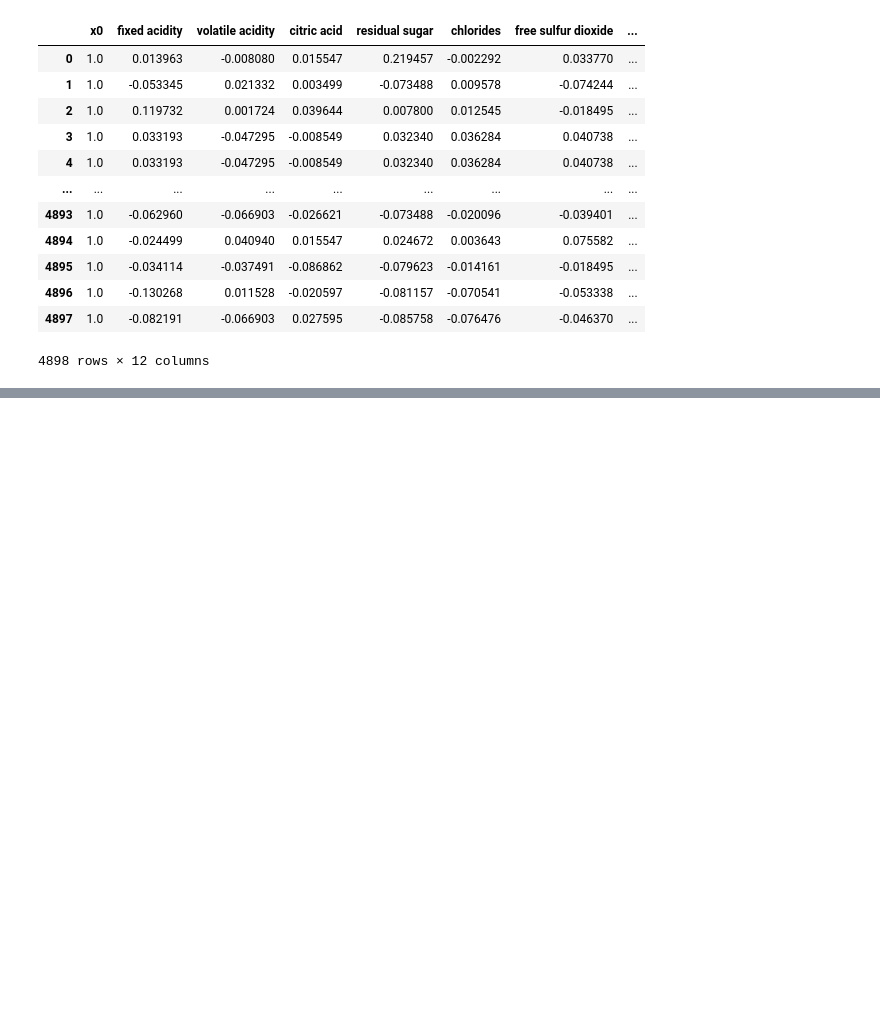
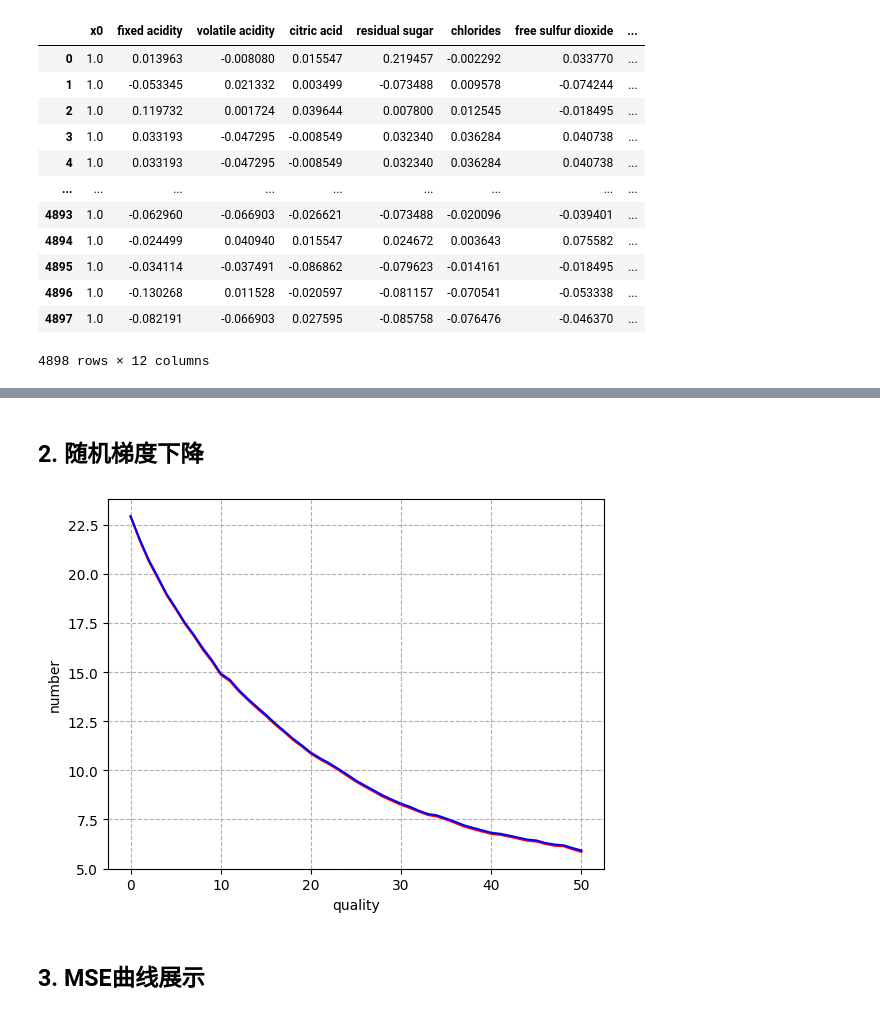
Before and after one commit to FlandreScarlet36/Machine_learning_labs, a Jupyter notebook: 实验二：回归/实验二：回归模型.ipynb, the cells around one changed output, grey strips where cells are left out. Saved outputs shown, nothing was run; the diff lists cells and outputs as text; code cells hidden in the pictures; blank space fills up the shorter version.

```diff
--- a/实验二：回归/实验二：回归模型.ipynb
+++ b/实验二：回归/实验二：回归模型.ipynb
@@ -213,0 +303,38 @@ array([[-0.1852879 ],
+# %% [markdown]
+## 2. 随机梯度下降
+# %%
+# 随机梯度下降
+def SGD(train_X, train_Y, test_X, test_Y, theta, alpha, epochs):
+    train_X = copy.deepcopy(train_X)
+    theta = copy.deepcopy(theta)
+    SGD_MSE_train= []
+    SGD_MSE_test = []
+    SGD_MSE_train.append(MSE(train_X, train_Y, theta))
+    SGD_MSE_test.append(MSE(test_X, test_Y, theta))
+    for i in range(epochs):
+        np.random.shuffle(train_X)
+        for k in range(train_Y.size):
+            Y_i = train_Y[epochs, :].reshape(-1, 1)
+            X_i = train_X[epochs, :].reshape(1, -1)
+            for j in range(theta.size):
+                Xj = train_X[i, j].reshape(-1, 1)
+                theta[j] = theta[j] + alpha * np.sum((Y_i - np.dot(X_i, theta)) * Xj)
+        SGD_MSE_train.append(MSE(train_X,train_Y, theta))
+        SGD_MSE_test.append(MSE(test_X, test_Y, theta))
+    return theta, SGD_MSE_train, SGD_MSE_test
+# %%
+alpha = 0.00001
+epochs = 50
+SGD_theta, SGD_MSE_train, SGD_MSE_test = SGD(train_X, train_Y, test_X, test_Y, W_init, alpha, epochs)
+plt.figure()
+plt.plot(range(epochs+1),SGD_MSE_train, 'r')
+plt.plot(range(epochs+1),SGD_MSE_test, 'b')
+plt.grid(linestyle="--")
+plt.xlabel("quality")
+plt.ylabel("number")
+# 显示图
+plt.show()
+# %% [output]
+[figure, added]
+# %% [markdown]
+## 3. MSE曲线展示
```
Also changed, not shown: parts of 15 cells of this notebook.
